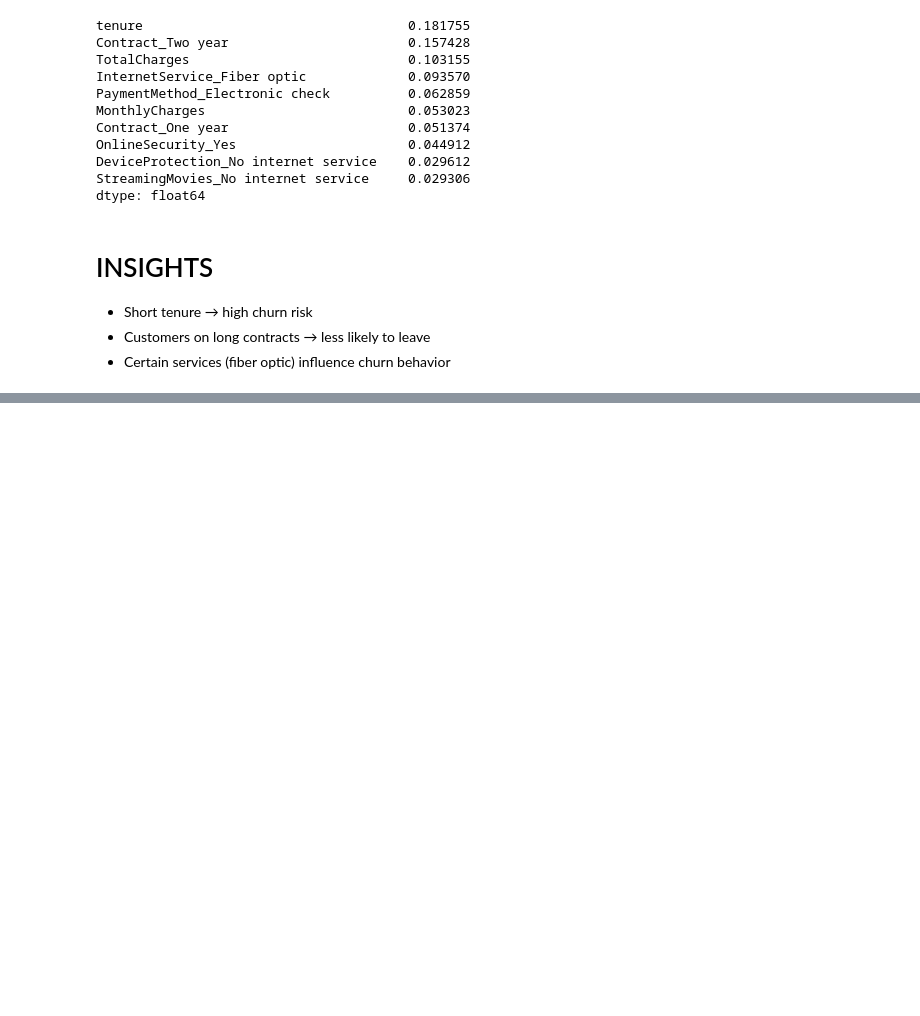
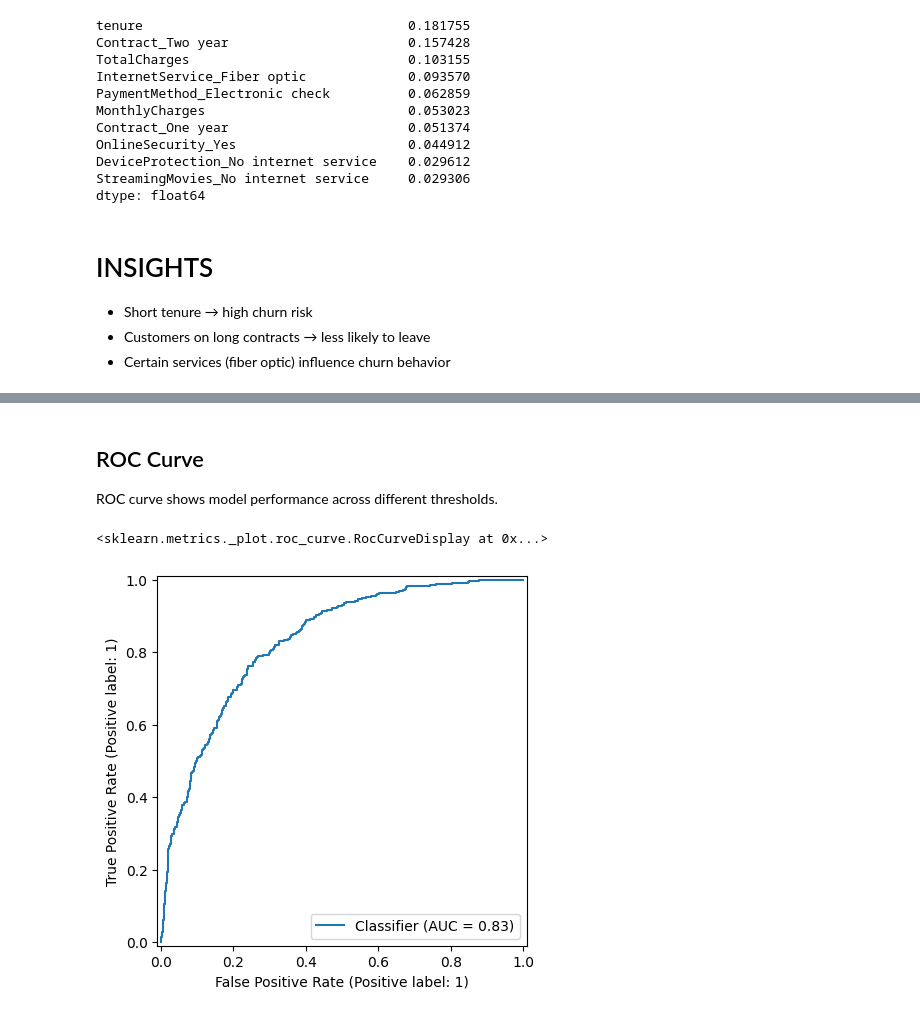
Before and after one commit to medhajhaa/Telco-Churn-Prediction, a Jupyter notebook: Telco-churn-prediction.ipynb, the cells around one changed output, grey strips where cells are left out. Drawn from its saved outputs; the diff is of its cells as text; code cells hidden in the pictures; blank space fills up the shorter version.

```diff
--- a/Telco-churn-prediction.ipynb
+++ b/Telco-churn-prediction.ipynb
@@ -349,0 +381,10 @@ dtype: float64
+# %% [markdown]
+## ROC Curve
+ROC curve shows model performance across different thresholds.
+# %%
+from sklearn.metrics import RocCurveDisplay
+
+RocCurveDisplay.from_predictions(y_test, y_prob)
+# %% [output]
+<sklearn.metrics._plot.roc_curve.RocCurveDisplay at 0x...>
+[figure, added]
```
Also changed, not shown: parts of 8 cells of this notebook.
